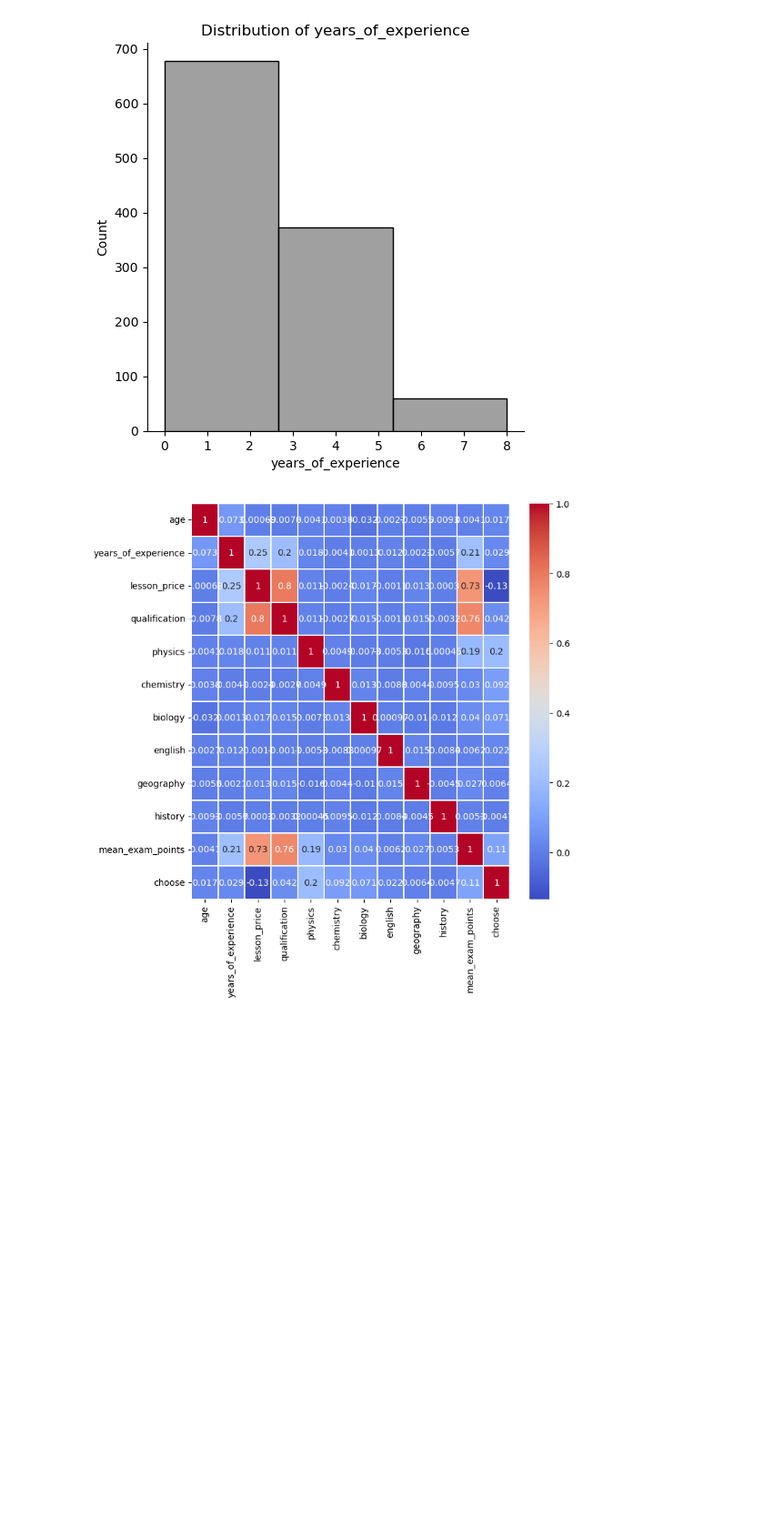
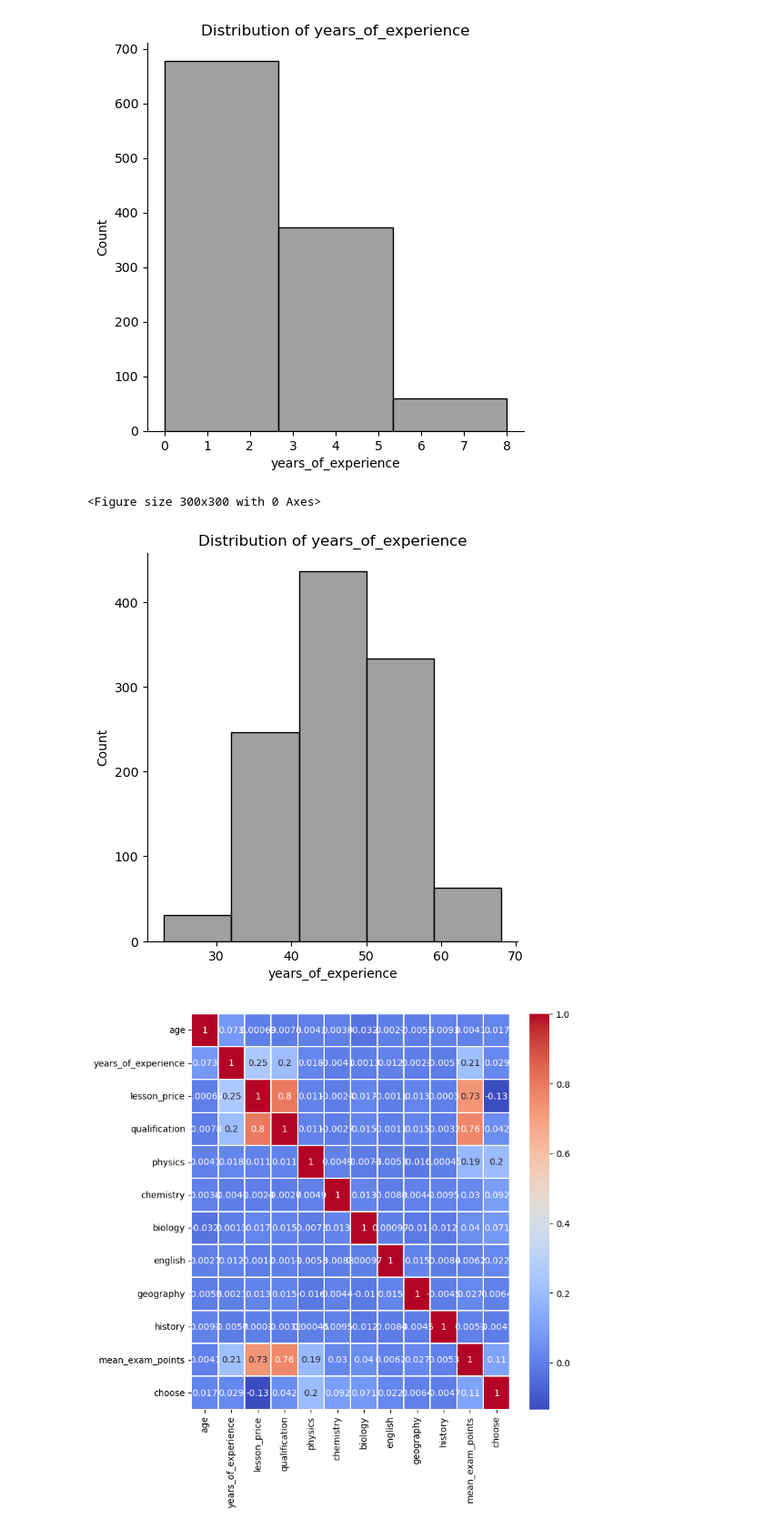
Before and after one commit to SpaceMakerc/tutor_prediction, a Jupyter notebook: predict_model_v1.ipynb, the cells around one changed output. Shown at 91% size. Drawn from its saved outputs; the diff is of its cells as text; code cells hidden in the pictures; blank space fills up the shorter version.

```diff
--- a/predict_model_v1.ipynb
+++ b/predict_model_v1.ipynb
@@ -558,6 +558,19 @@ plt.show()
 # %% [output]
 <Figure size 300x300 with 0 Axes>
 [figure]
+# %%
+plt.figure(figsize=(3, 3))
+
+sns.displot(df_train.loc[df_train["choose"] == 1, "age"], bins=5, color="grey", kde=False, )
+
+plt.title("Distribution of years_of_experience")
+plt.ylabel("Count")
+plt.xlabel("years_of_experience")
+
+plt.show()
+# %% [output]
+<Figure size 300x300 with 0 Axes>
+[figure, added]
 # %%
 plt.figure(figsize=(8, 8))
 
```
Also changed, not shown: parts of 12 cells of this notebook.
